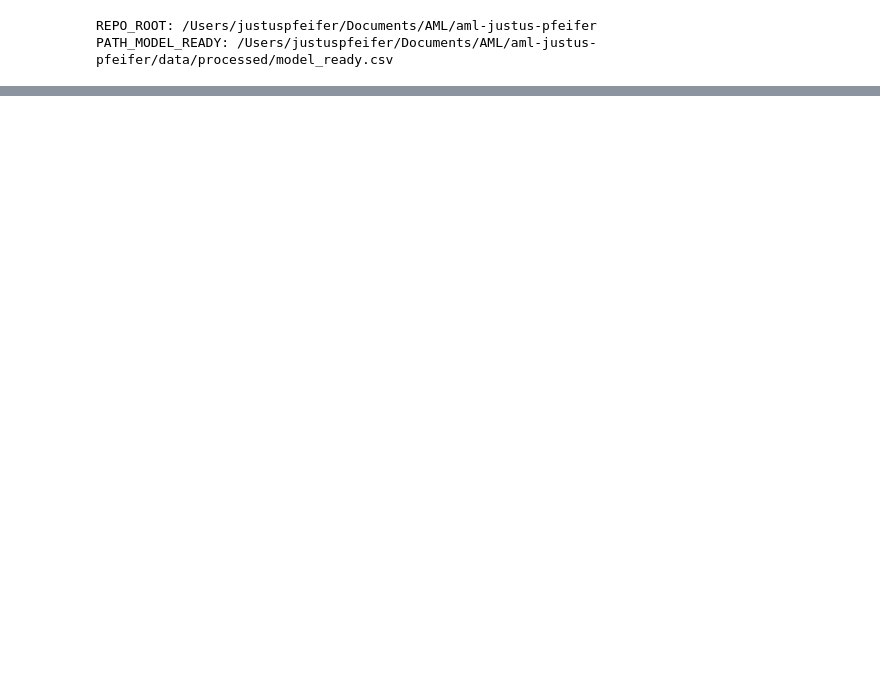
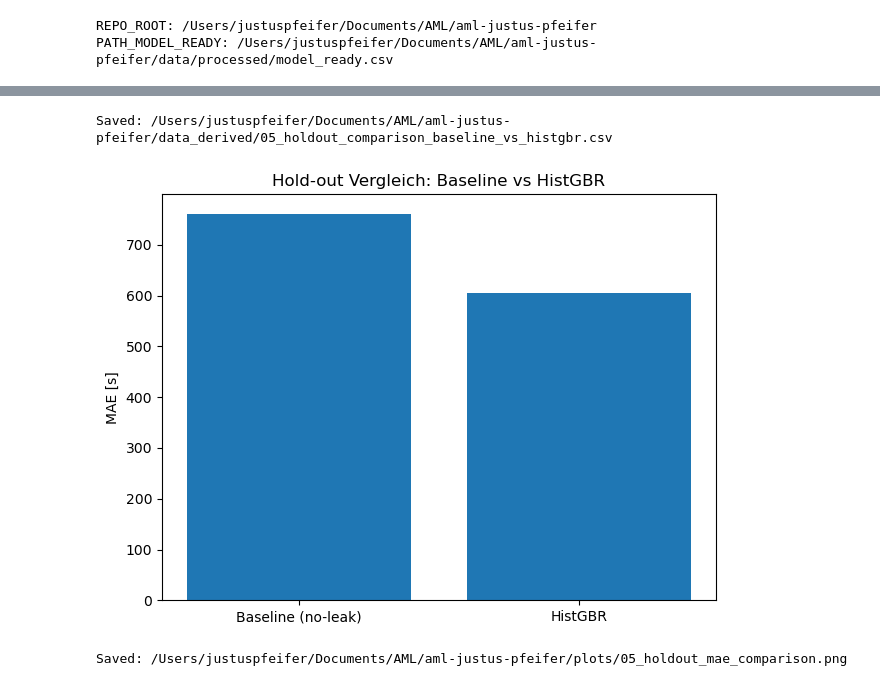
Before and after one commit to pfeiferjustus-debug/aml-justus-pfeifer, a Jupyter notebook: notebooks/05_feature_engineering_and_model_extensions.ipynb, the cells around one changed output, grey strips where cells are left out. Drawn from its saved outputs; the diff is of its cells as text; code cells hidden in the pictures; blank space fills up the shorter version.

Commit message:
chore: finalize repo (README, environment, notebooks, ignore artifacts)

```diff
--- a/notebooks/05_feature_engineering_and_model_extensions.ipynb
+++ b/notebooks/05_feature_engineering_and_model_extensions.ipynb
@@ -59,7 +74,7 @@ PATH_MODEL_READY: /Users/justuspfeifer/Documents/AML/aml-justus-pfeifer/data/pro
 # %%
 if not PATH_MODEL_READY.exists():
     raise FileNotFoundError(
-        "[ERROR] model_ready.csv nicht gefunden.\n"
+        "model_ready.csv nicht gefunden.\n"
         f"Erwarteter Pfad: {PATH_MODEL_READY}\n"
         "Bitte Notebook 02 ausführen."
     )
@@ -67,6 +82,7 @@ if not PATH_MODEL_READY.exists():
 df = pd.read_csv(PATH_MODEL_READY)
 print("model_ready geladen:", df.shape)
 
+# Feature-Set für HistGBR (inkl. Feature Engineering aus Notebook 02)
 FEATURES_HGBR = [
     "distance",
     "total_elevation_gain",
@@ -79,21 +95,18 @@ FEATURES_HGBR = [
 
 missing = [c for c in FEATURES_HGBR + [TARGET] if c not in df.columns]
 if missing:
-    raise ValueError(f"[ERROR] Erwartete Spalten fehlen in model_ready.csv: {missing}")
+    raise ValueError(f"Erwartete Spalten fehlen in model_ready.csv: {missing}")
 
 X = df[FEATURES_HGBR].copy()
 y = df[TARGET].astype(float).copy()
 
-# Hold-out Split (identisch reproduzierbar wie Notebook 04)
+# Hold-out Split (muss identisch zu Notebook 04 bleiben)
 X_train, X_holdout, y_train, y_holdout = train_test_split(
-    X, y,
-    test_size=0.20,
-    random_state=SEED,
+    X, y, test_size=0.20, random_state=SEED
 )
-
 print("Train:", X_train.shape, "Hold-out:", X_holdout.shape)
 
-# Export: Feature Set
+# Export: Feature-Set dokumentieren
 feat_path = PATH_DERIVED / "05_feature_set_histgbr.csv"
 pd.DataFrame({"feature": FEATURES_HGBR}).to_csv(feat_path, index=False)
 print("Saved:", feat_path)
@@ -312,0 +297,47 @@ Hold-out MAE: 583.16s (9.72 min) | RMSE: 1412.43s | R2: 0.9282
+# %%
+baseline_path = PATH_DERIVED / "04_holdout_metrics_no_leak.csv"
+if not baseline_path.exists():
+    raise FileNotFoundError(
+        "Baseline-Metriken nicht gefunden.\n"
+        f"Erwarteter Pfad: {baseline_path}\n"
+        "Bitte Notebook 04 ausführen (Hold-out Evaluation Baseline)."
+    )
+
+baseline = pd.read_csv(baseline_path).iloc[0].to_dict()
+baseline_mae = float(baseline["mae_s"])
+baseline_model = str(baseline["model"])
+
+hist_row = metrics_hist.iloc[0].to_dict()
+hist_mae = float(hist_row["mae_s"])
+hist_model = str(hist_row["model"])
+
+comp = pd.DataFrame([{
+    "baseline_model": baseline_model,
+    "baseline_mae_s": baseline_mae,
+    "histgbr_model": hist_model,
+    "histgbr_mae_s": hist_mae,
+    "mae_improvement_s": baseline_mae - hist_mae,
+    "mae_improvement_pct": (baseline_mae - hist_mae) / baseline_mae * 100.0,
+}])
+
+display(comp)
+
+comp_path = PATH_DERIVED / "05_holdout_comparison_baseline_vs_histgbr.csv"
+comp.to_csv(comp_path, index=False)
+print("Saved:", comp_path)
+
+# Plot: MAE Vergleich (Hold-out)
+plot_df = pd.DataFrame([
+    {"modell": "Baseline (no-leak)", "mae_s": baseline_mae},
+    {"modell": "HistGBR", "mae_s": hist_mae},
+]).sort_values("mae_s", ascending=False)
+
+plt.figure()
+plt.bar(plot_df["modell"], plot_df["mae_s"])
+plt.ylabel("MAE [s]")
+plt.title("Hold-out Vergleich: Baseline vs HistGBR")
+savefig("05_holdout_mae_comparison.png")
+plt.show()
+
+print("Saved:", PATH_PLOTS / "05_holdout_mae_comparison.png")
+# %% [output]
@@ -312,0 +346,3 @@ Hold-out MAE: 583.16s (9.72 min) | RMSE: 1412.43s | R2: 0.9282
+Saved: /Users/justuspfeifer/Documents/AML/aml-justus-pfeifer/data_derived/05_holdout_comparison_baseline_vs_histgbr.csv
+[figure, added]
+Saved: /Users/justuspfeifer/Documents/AML/aml-justus-pfeifer/plots/05_holdout_mae_comparison.png
```
Also changed, not shown: parts of 17 cells of this notebook, 10 other files.
